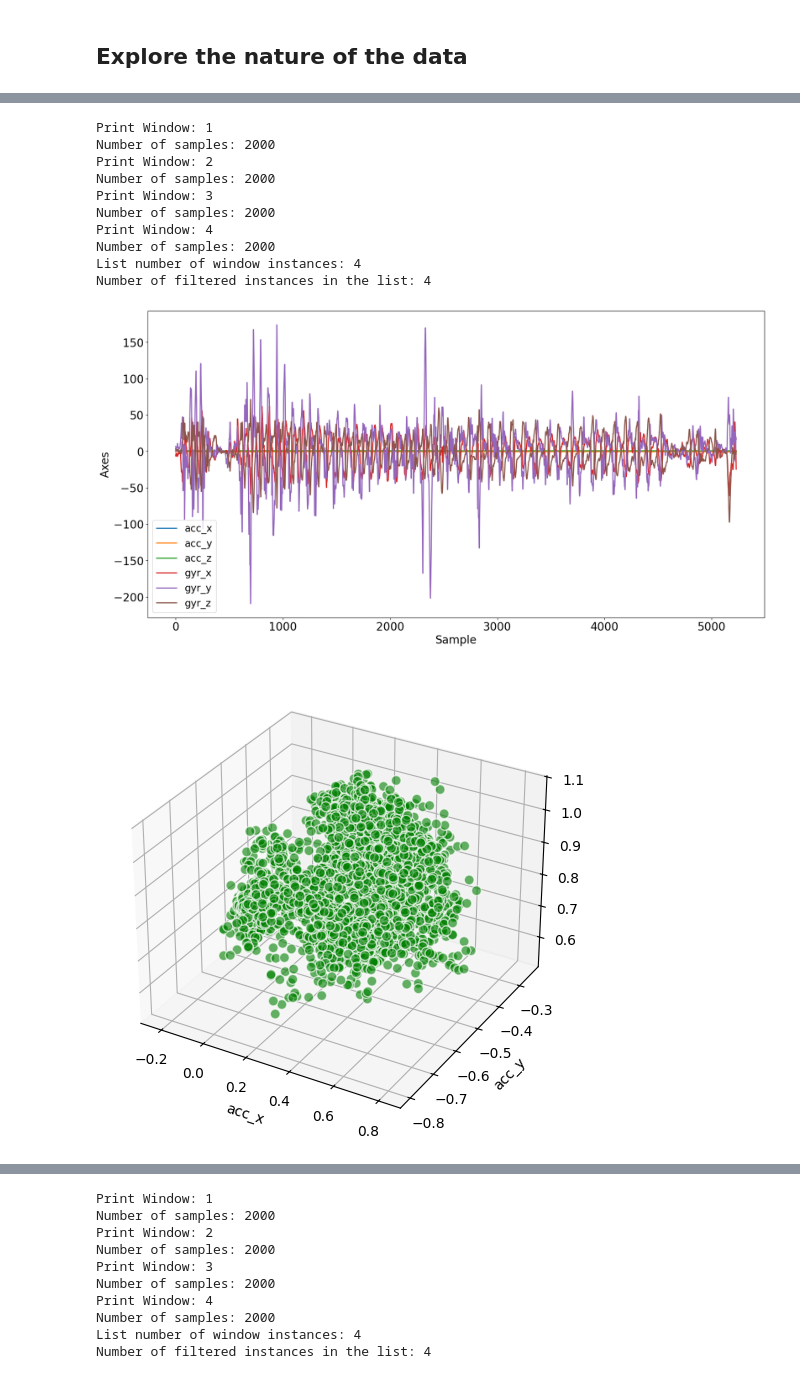
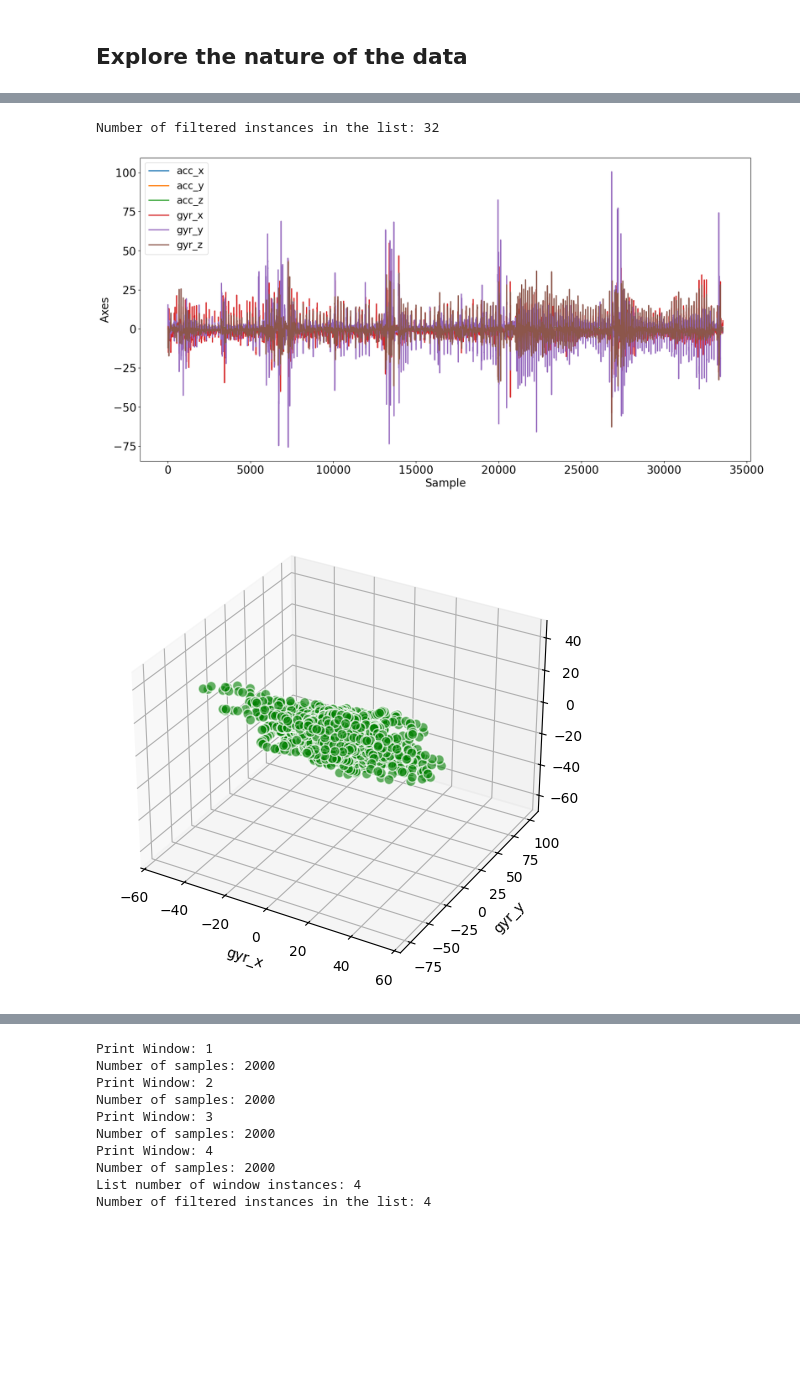
Before and after one commit to nderekk/IoT-Course-AIoT-project, a Jupyter notebook: aiot_project_sample.ipynb, the cells around one changed output, grey strips where cells are left out. Saved outputs shown, nothing was run; the diff lists cells and outputs as text; code cells hidden in the pictures; blank space fills up the shorter version.

Commit message:
added logic to to load all moves into dataframe list

```diff
--- a/aiot_project_sample.ipynb
+++ b/aiot_project_sample.ipynb
@@ -77,8 +77,31 @@ Found 5 keys in the collection
 # %%
-result = coll.find_one({"_id": ObjectId("69f5195b81682b5d87551932")}, {"data": True, "gesture_id": True})
+all_chunks = pd.DataFrame(results)
+# print(all_chunks)
 
-gesture = pd.DataFrame(result)
+gestures = []
+for gesture_chunks in all_chunks[['gesture_id', 'data']].itertuples():
+    print(gesture_chunks)
+    print(type(gesture_chunks))
+    label = gesture_chunks.gesture_id
+    current_data = gesture_chunks.data
 
-data = gesture["data"]
-label = gesture["gesture_id"]
-df = pd.DataFrame(result['data'])
+    chunks = []
+    for chunk in current_data:
+        print(chunk)
+        # df = pd.DataFrame(chunk)
+        dp = df.drop(df.tail(200).index, inplace=True)
+        dp = df.drop(df.head(200).index, inplace=True)
+        chunks.append((label, df))
+
+    joined_gesture = pd.concat([df for _, df in chunks], ignore_index=True)
+    gestures.append(joined_gesture)
+
+    # print(len(chunks[0][1]))
+    # print(chunks[0][1].head())
+
+    print(len(joined_gesture))
+    print(joined_gesture.head())
+
+
+print(len(gestures))
+print(gestures[0].head())
@@ -85,5 +113,6 @@ df = pd.DataFrame(result['data'])
 # %% [markdown]
 ## Explore the nature of the data
 # %%
+df = joined_gesture
 print(df.value_counts)
 # %% [output]
@@ -104,23 +133,19 @@ print(df.value_counts)
+# %%
+# throw away acc to see whats up
+# df = df.drop(columns=['gyr_x', 'gyr_y', 'gyr_z'])
+df = df.drop(columns=['acc_x', 'acc_y', 'acc_z'])
 # %%
 plot_instance_time_domain(df)
-plot_instance_3d(df)
+plot_instance_3d(df, axes_list=['gyr_x', 'gyr_y', 'gyr_z'])
+# plot_instance_3d(df, axes_list=['acc_x', 'acc_y', 'acc_z'])
 plot_heatmap(df)
 
 # slice data into windows
-clips = sliding_window_pd(df, ws=2000, overlap=1000, print_stats=True)
+clips = sliding_window_pd(df, ws=2000, overlap=1000, print_stats=False)
 fclips = filter_instances(clips, order=5, wn=0.1, filter_type='lowpass')
 plot_instance_time_domain(fclips[1])
-plot_instance_3d(fclips[1])
+plot_instance_3d(fclips[1], axes_list=['gyr_x', 'gyr_y', 'gyr_z'])
 # %% [output]
-Print Window: 1
-Number of samples: 2000
-Print Window: 2
-Number of samples: 2000
-Print Window: 3
-Number of samples: 2000
-Print Window: 4
-Number of samples: 2000
-List number of window instances: 4
-Number of filtered instances in the list: 4
+Number of filtered instances in the list: 32
-[figure, old version]
+[figure, new version]
-[figure, old version]
+[figure, new version]
```
Also changed, not shown: parts of 5 cells of this notebook.
